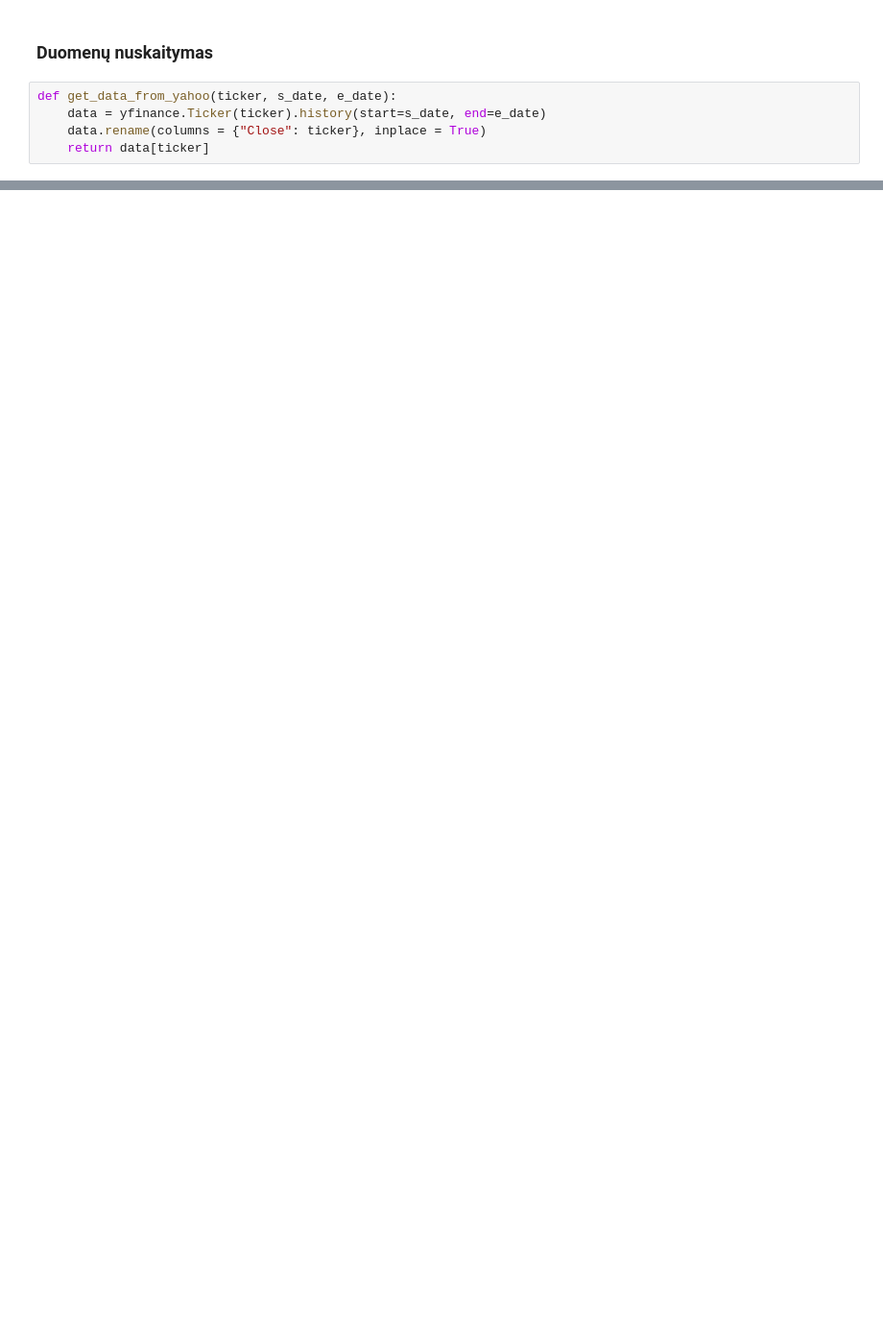
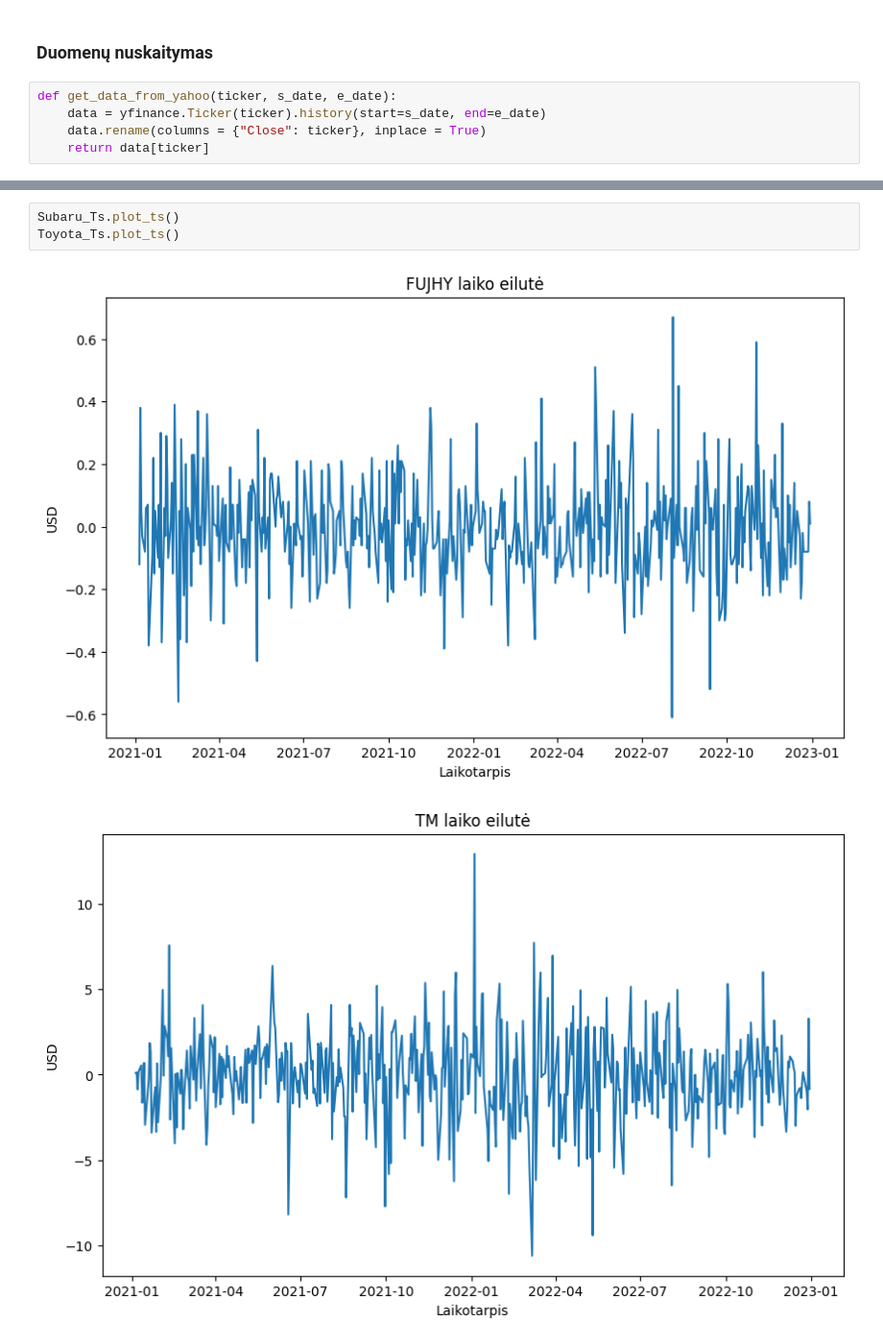
Before and after one commit to KarolisBanikonis/PTDMLab1, a Jupyter notebook: Lab1.ipynb, the cells around one changed output, grey strips where cells are left out. Shown at 96% size. Drawn from its saved outputs; the diff is of its cells as text; blank space fills up the shorter version.

```diff
--- a/Lab1.ipynb
+++ b/Lab1.ipynb
@@ -76,0 +126,6 @@ grangercausalitytests(df2[['TM', 'FUJHY']], maxlag = 20)
+# %%
+Subaru_Ts.plot_ts()
+Toyota_Ts.plot_ts()
+# %% [output]
+[figure, added]
+[figure, added]
```
Also changed, not shown: parts of 22 cells of this notebook.
